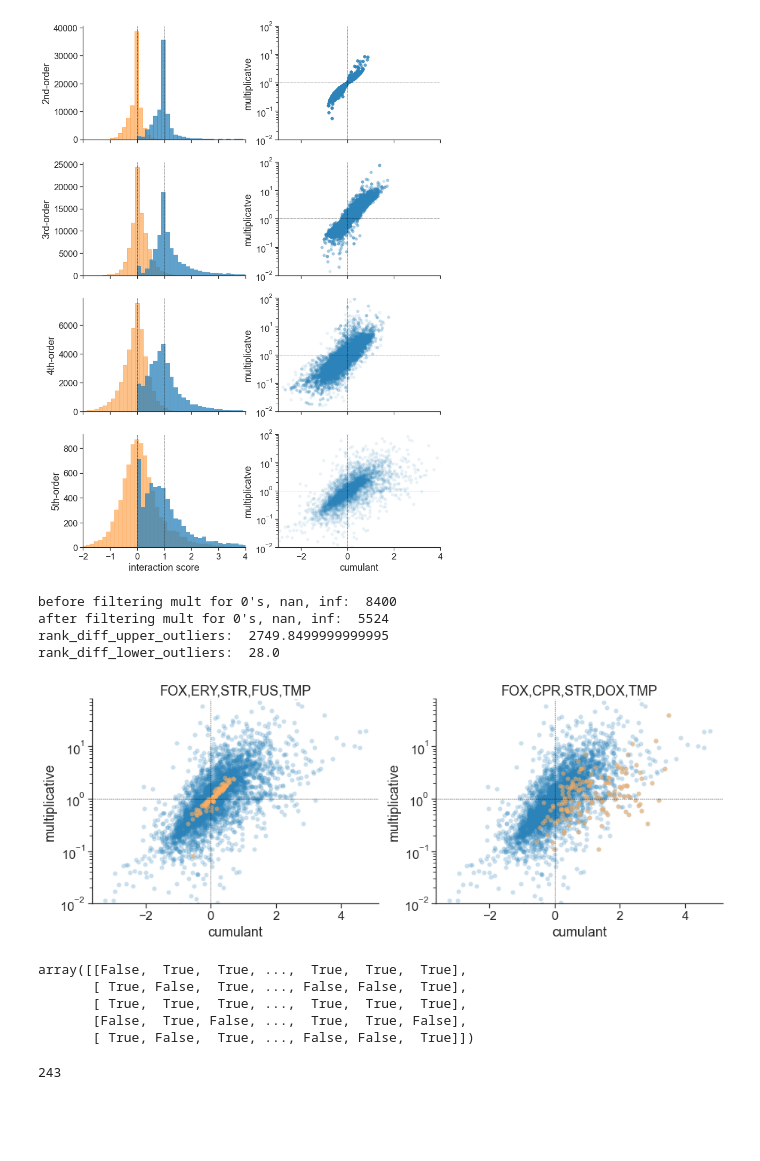
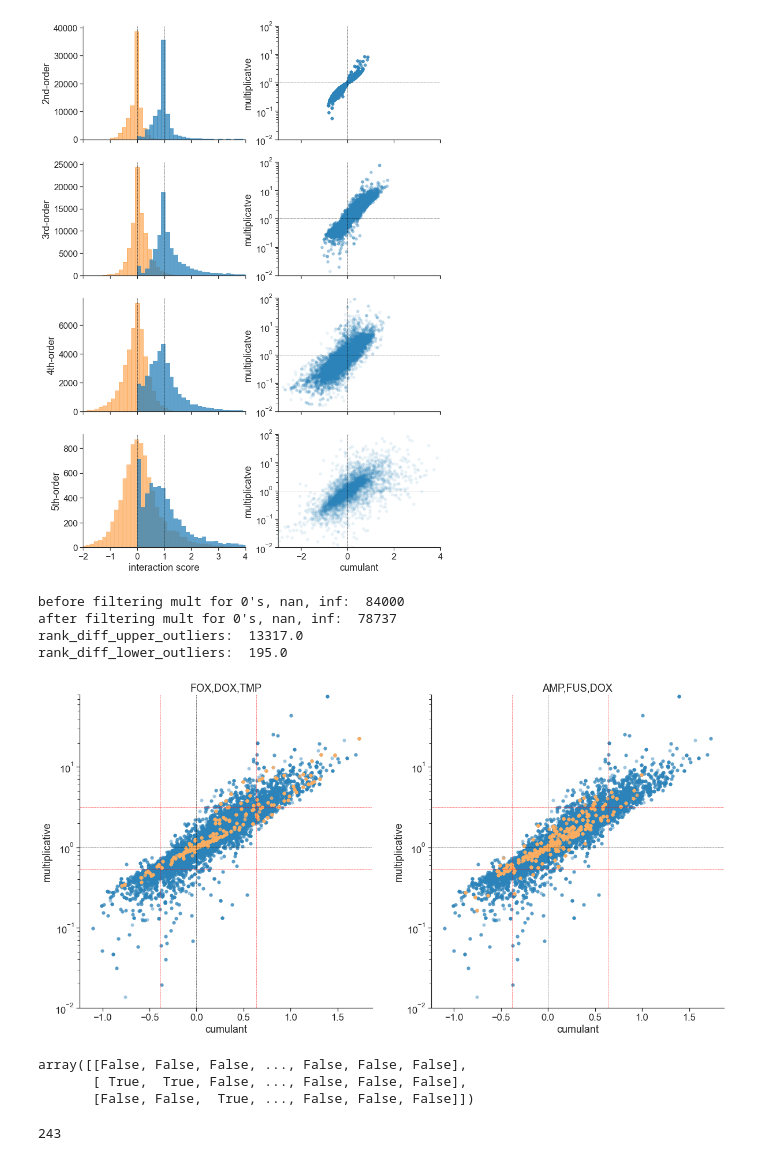
Before and after one commit to brian-arnold/epistasis_reanalysis, a Jupyter notebook: drug_data/drug_interaction_reanalysis.ipynb, the cells around one changed output. Cells and saved outputs as stored; diff of their text form; code cells hidden in the pictures; blank space fills up the shorter version.

Commit message:
polished yeast exp figures

```diff
--- a/drug_data/drug_interaction_reanalysis.ipynb
+++ b/drug_data/drug_interaction_reanalysis.ipynb
@@ -336,6 +338,7 @@ sns.despine()
 # find drug combinations that have the largest differences b/t multiplicative and cumulant scales
 
 def gather_combos_into_single_column(df, suff):
+    # first add the 'combinations' column so we can keep track drug names
     x = pd.concat([combinations, df.filter(regex=(f".*{suff}"))], axis=1)
     cols = [i for i in x.columns if suff in i]
     x = x.melt(id_vars="combinations", value_vars=cols)
@@ -344,8 +347,9 @@ def gather_combos_into_single_column(df, suff):
 
 # for interactions with order below 5, the data are scattered across many columns, e.g. X1X2X3 and X2X3X4 etc.
 # for a specific scale (iss or mult), get all the columns and combine them into a single column
-iss = gather_combos_into_single_column(df_quin, "_iss")
-mult = gather_combos_into_single_column(df_quin, "_mult")
+
+iss = gather_combos_into_single_column(df_trip, "_iss")
+mult = gather_combos_into_single_column(df_trip, "_mult")
 
 # combine all iss and mult data into a single data frame
 im = iss.merge(mult, how="outer", on=["combinations", "variable"])
@@ -369,10 +373,10 @@ rank_diff_lower_outliers = np.quantile(im.rank_diff, 0.05)
 print("rank_diff_upper_outliers: ", rank_diff_upper_outliers)
 print("rank_diff_lower_outliers: ", rank_diff_lower_outliers)
 
-#lower_quant_mult = np.quantile(im.mult, 0.05)
-#upper_quant_mult = np.quantile(im.mult, 0.95)
-#lower_quant_iss = np.quantile(im.iss, 0.05)
-#upper_quant_iss = np.quantile(im.iss, 0.95)
+lower_quant_mult = np.quantile(im.mult, 0.05)
+upper_quant_mult = np.quantile(im.mult, 0.95)
+lower_quant_iss = np.quantile(im.iss, 0.05)
+upper_quant_iss = np.quantile(im.iss, 0.95)
 
 im.variable = im.variable.str.replace("X","")
 
@@ -417,36 +421,41 @@ def find_drug_combos(df):
 
     # CHANGE THIS TO GET THE TOP DRUG, 2ND TOP DRUG, ETC.
     most_represented_drug_combo = tmp.comb[0]
     # for the combination that is the top outlier, extract the individual drugs from the string
     most_represented_drugs = [most_represented_drug_combo[3*i:3*i+3] for i in range(int(len(most_represented_drug_combo)/3))]
     #outlier_ind_drugs = [most_represented_drug_combo[4*i:4*i+4] for i in range(int(len(most_represented_drug_combo)/4))]
 
     return most_represented_drugs
 
 
 most_represented_drugs_lower_outliers = find_drug_combos(im[im.rank_diff <= rank_diff_lower_outliers])
 most_represented_drugs_upper_outliers = find_drug_combos(im[im.rank_diff >= rank_diff_upper_outliers])
 
 u = np.array([im.drug_combo_subset.str.contains(i) for i in most_represented_drugs_upper_outliers])
 l = np.array([im.drug_combo_subset.str.contains(i) for i in most_represented_drugs_lower_outliers])
 
-fig, axs = plt.subplots(nrows=1, ncols=2, figsize=(15,5))
+fig, axs = plt.subplots(nrows=1, ncols=2, figsize=(20,10))
 def make_scatterplot(cond, title, i):
     transp = 0.25
     sns.scatterplot(x=im.iss, y=im.mult, alpha=transp, color=for_plt['col_mult'], linewidth=0, ax=axs[i])
     sns.scatterplot(x=im[np.all(cond,axis=0)].iss, y=im[np.all(cond,axis=0)].mult, alpha=transp+0.3, color=for_plt['col_iss'], linewidth=0, ax=axs[i])
     axs[i].set_ylim(0.01,80)
     axs[i].set_yscale("log")
     axs[i].axvline(0, color="black", linestyle="--", linewidth=0.5)
     axs[i].axhline(1, color="black", linestyle="--", linewidth=0.5)
+    axs[i].axhline(lower_quant_mult, color="red", linestyle="--", linewidth=0.5)
+    axs[i].axhline(upper_quant_mult, color="red", linestyle="--", linewidth=0.5)
+    axs[i].axvline(lower_quant_iss, color="red", linestyle="--", linewidth=0.5)
+    axs[i].axvline(upper_quant_iss, color="red", linestyle="--", linewidth=0.5)
+
     axs[i].set(xlabel="cumulant", ylabel="multiplicative", title=title)
 
 make_scatterplot(l, ",".join(most_represented_drugs_lower_outliers), 0)
 make_scatterplot(u, ",".join(most_represented_drugs_upper_outliers), 1)
 sns.despine()
 # %% [output]
-before filtering mult for 0's, nan, inf:  8400
-after filtering mult for 0's, nan, inf:  5524
-rank_diff_upper_outliers:  2749.8499999999995
-rank_diff_lower_outliers:  28.0
+before filtering mult for 0's, nan, inf:  84000
+after filtering mult for 0's, nan, inf:  78737
+rank_diff_upper_outliers:  13317.0
+rank_diff_lower_outliers:  195.0
-[figure, old version]
+[figure, new version]
@@ -453,11 +464,9 @@ rank_diff_lower_outliers:  28.0
 # %%
 u
 # %% [output]
-array([[False,  True,  True, ...,  True,  True,  True],
-       [ True, False,  True, ..., False, False,  True],
-       [ True,  True,  True, ...,  True,  True,  True],
-       [False,  True, False, ...,  True,  True, False],
-       [ True, False,  True, ..., False, False,  True]])
+array([[False, False, False, ..., False, False, False],
+       [ True,  True, False, ..., False, False, False],
+       [False, False,  True, ..., False, False, False]])
 # %%
 print(3**5)
 scipy.special.binom(8,5)*(3**5)
```
Also changed, not shown: parts of 2 cells of this notebook, 16 other files.
